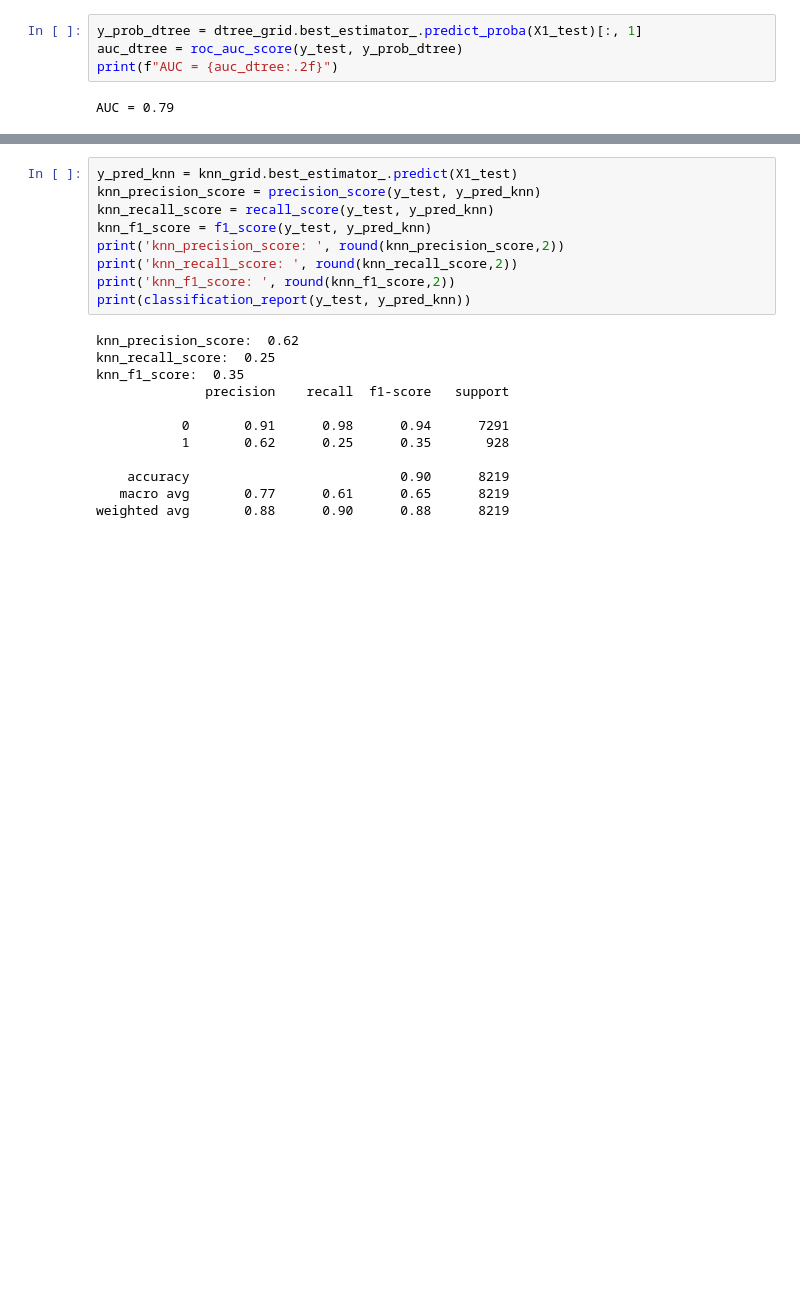
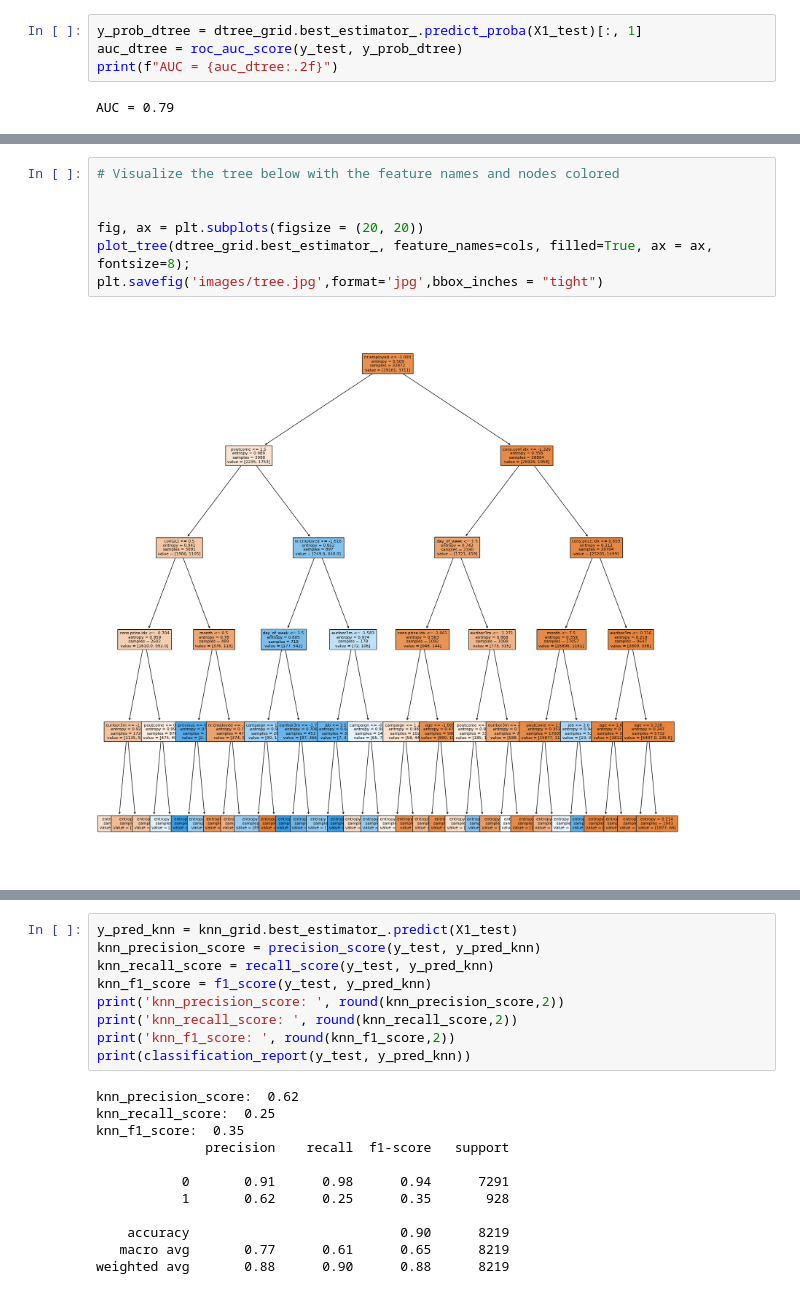
Before and after one commit to saikiranbv/Classifiers, a Jupyter notebook: Bank_Marketing_analysis.ipynb, the cells around one changed output, grey strips where cells are left out. Cells and saved outputs as stored; diff of their text form; blank space fills up the shorter version.

```diff
--- a/Bank_Marketing_analysis.ipynb
+++ b/Bank_Marketing_analysis.ipynb
@@ -715,3 +734,12 @@ plt.show()
+# %%
+# Visualize the tree below with the feature names and nodes colored
+
+
+fig, ax = plt.subplots(figsize = (20, 20))
+plot_tree(dtree_grid.best_estimator_, feature_names=cols, filled=True, ax = ax, fontsize=8);
+plt.savefig('images/tree.jpg',format='jpg',bbox_inches = "tight")
+# %% [output]
+[figure, added]
 # %%
 # Next, Lets look at K-Nearest Neighbors model
 
```
Also changed, not shown: parts of 39 cells of this notebook, 6 other files.
